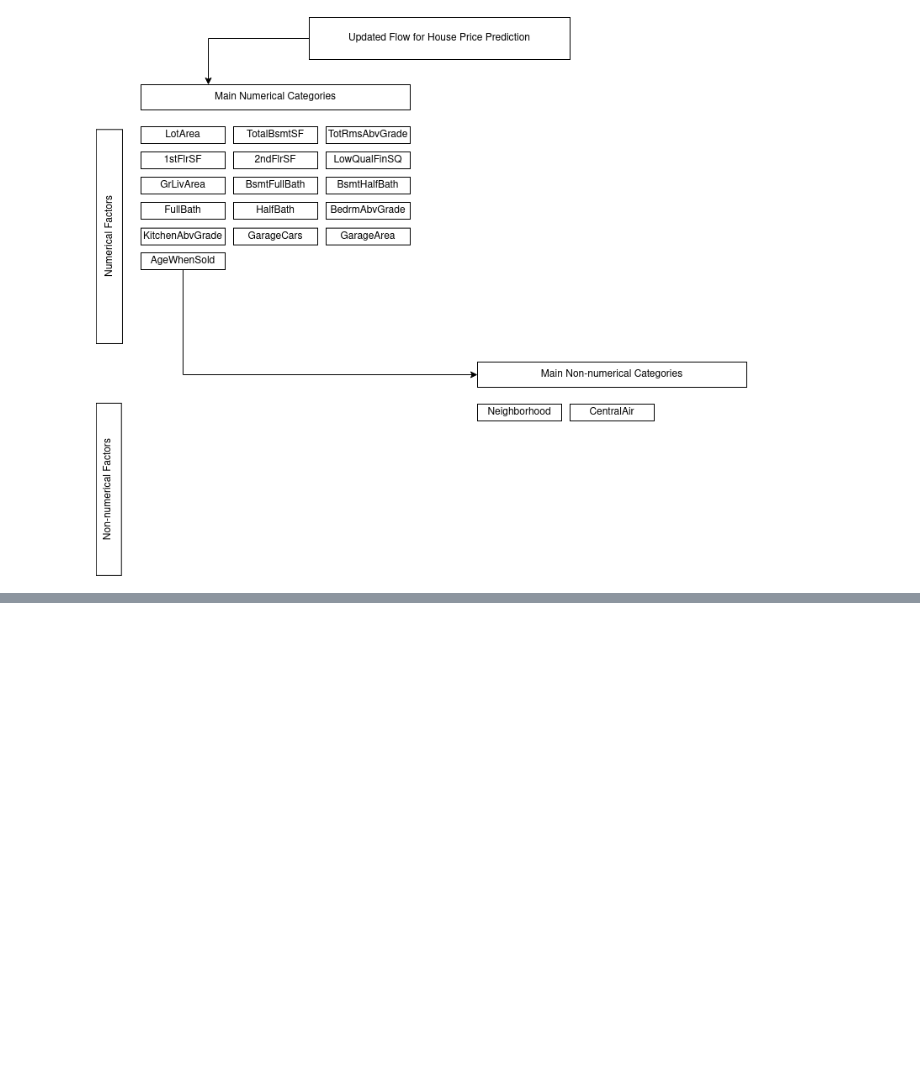
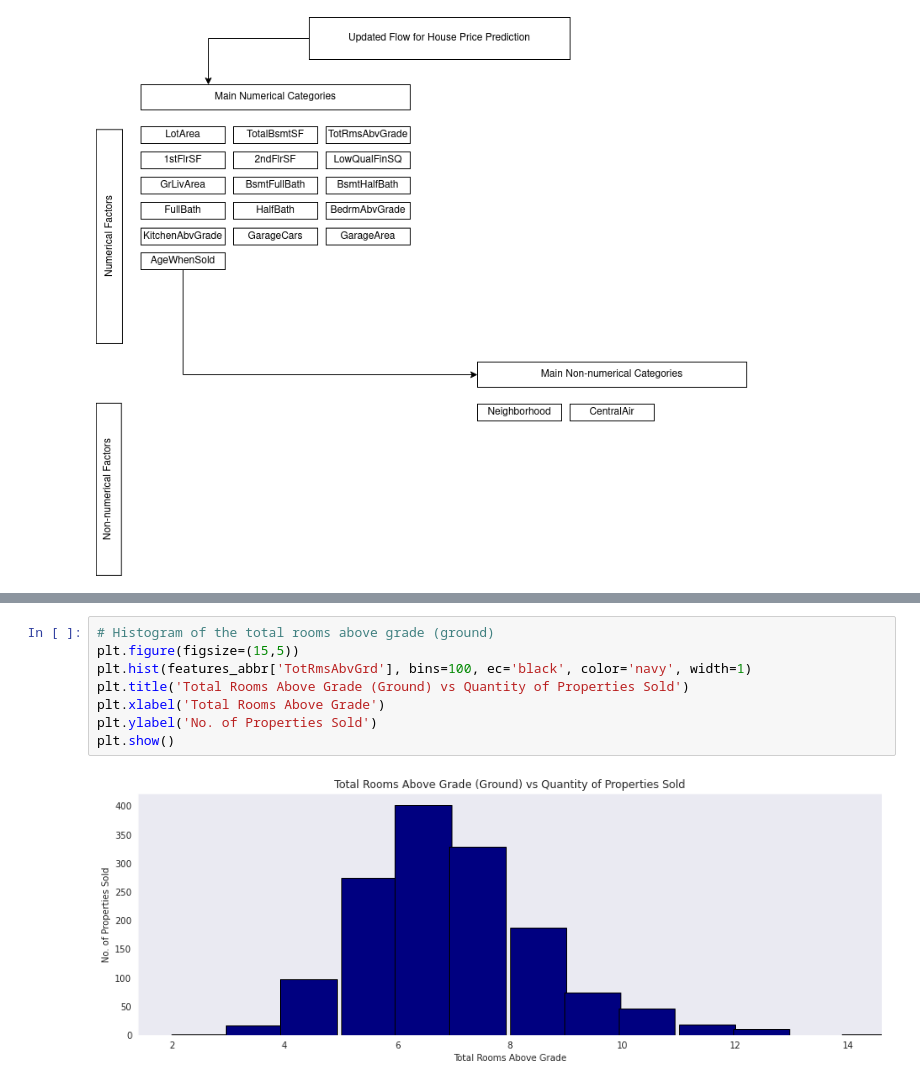
Before and after one commit to blue-santa/ames-housing, a Jupyter notebook: A_Multivariable_Study_of_the_Ames_Housing_Dataset.ipynb, the cells around one changed output, grey strips where cells are left out. Drawn from its saved outputs; the diff is of its cells as text; blank space fills up the shorter version.

```diff
--- a/A_Multivariable_Study_of_the_Ames_Housing_Dataset.ipynb
+++ b/A_Multivariable_Study_of_the_Ames_Housing_Dataset.ipynb
@@ -474,0 +582,10 @@ Image('./2020-08-26-updated-ames-housing-flow-path.png')
+# %%
+# Histogram of the total rooms above grade (ground)
+plt.figure(figsize=(15,5))
+plt.hist(features_abbr['TotRmsAbvGrd'], bins=100, ec='black', color='navy', width=1)
+plt.title('Total Rooms Above Grade (Ground) vs Quantity of Properties Sold')
+plt.xlabel('Total Rooms Above Grade')
+plt.ylabel('No. of Properties Sold')
+plt.show()
+# %% [output]
+[figure, added]
```
Also changed, not shown: parts of 31 cells of this notebook, 3 other files.
